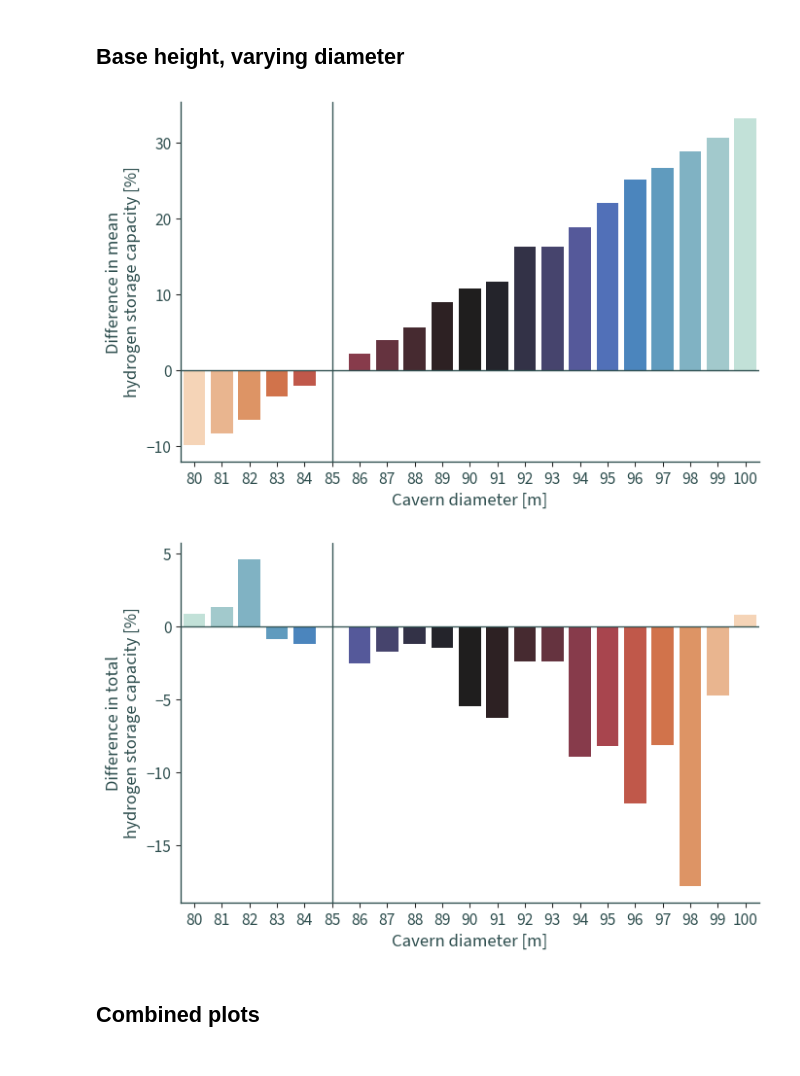
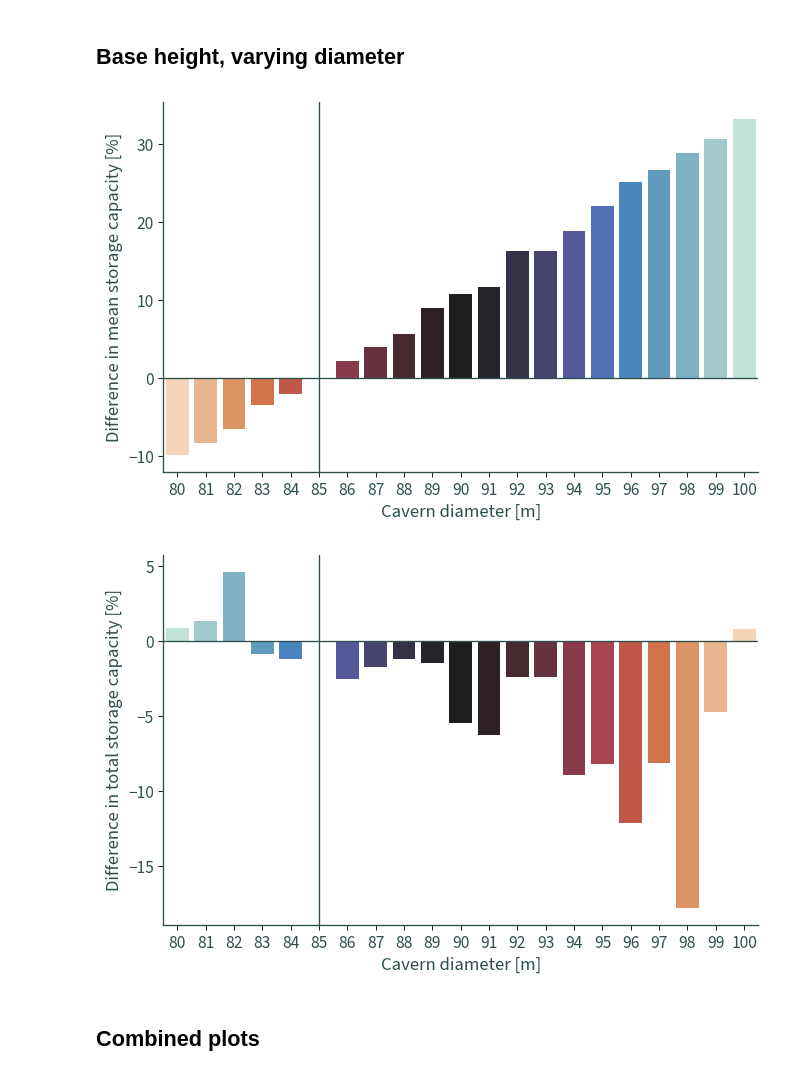
Before and after one commit to wind-to-hydrogen-toolkit/hydrogen-salt-storage, a Jupyter notebook: docs/notebooks/sensitivity.ipynb, the cells around one changed output. Cells and saved outputs as stored; diff of their text form; code cells hidden in the pictures.

Commit message:
update plots

```diff
--- a/docs/notebooks/sensitivity.ipynb
+++ b/docs/notebooks/sensitivity.ipynb
@@ -192,21 +236,21 @@ dh_mean = (
 # %%
 plt.figure(figsize=(8, 5))
 ax = sns.barplot(
     data=dh_mean,
     hue="cavern_diameter",
     y="capacity",
     x="cavern_diameter",
     palette="icefire_r",
     legend=False,
 )
 ax.axhline(0, color="darkslategrey", linewidth=1)
 ax.axvline("85", color="darkslategrey", linewidth=1)
 ax.set_xlabel("Cavern diameter [m]")
-ax.set_ylabel("Difference in mean\nhydrogen storage capacity [%]")
+ax.set_ylabel("Difference in mean storage capacity [%]")
 sns.despine()
 plt.show()
 # %% [output]
-[figure, old version]
+[figure, new version]
 # %%
 dh_sum = (
     pd.DataFrame(dh.groupby("cavern_diameter").sum()["capacity"] - base_sum)
@@ -226,10 +270,10 @@ ax = sns.barplot(
 ax.axhline(0, color="darkslategrey", linewidth=1)
 ax.axvline("85", color="darkslategrey", linewidth=1)
 ax.set_xlabel("Cavern diameter [m]")
-ax.set_ylabel("Difference in total\nhydrogen storage capacity [%]")
+ax.set_ylabel("Difference in total storage capacity [%]")
 sns.despine()
 plt.show()
 # %% [output]
-[figure, old version]
+[figure, new version]
 # %% [markdown]
 ## Combined plots
```
Also changed, not shown: parts of 11 cells of this notebook, 3 other files.
